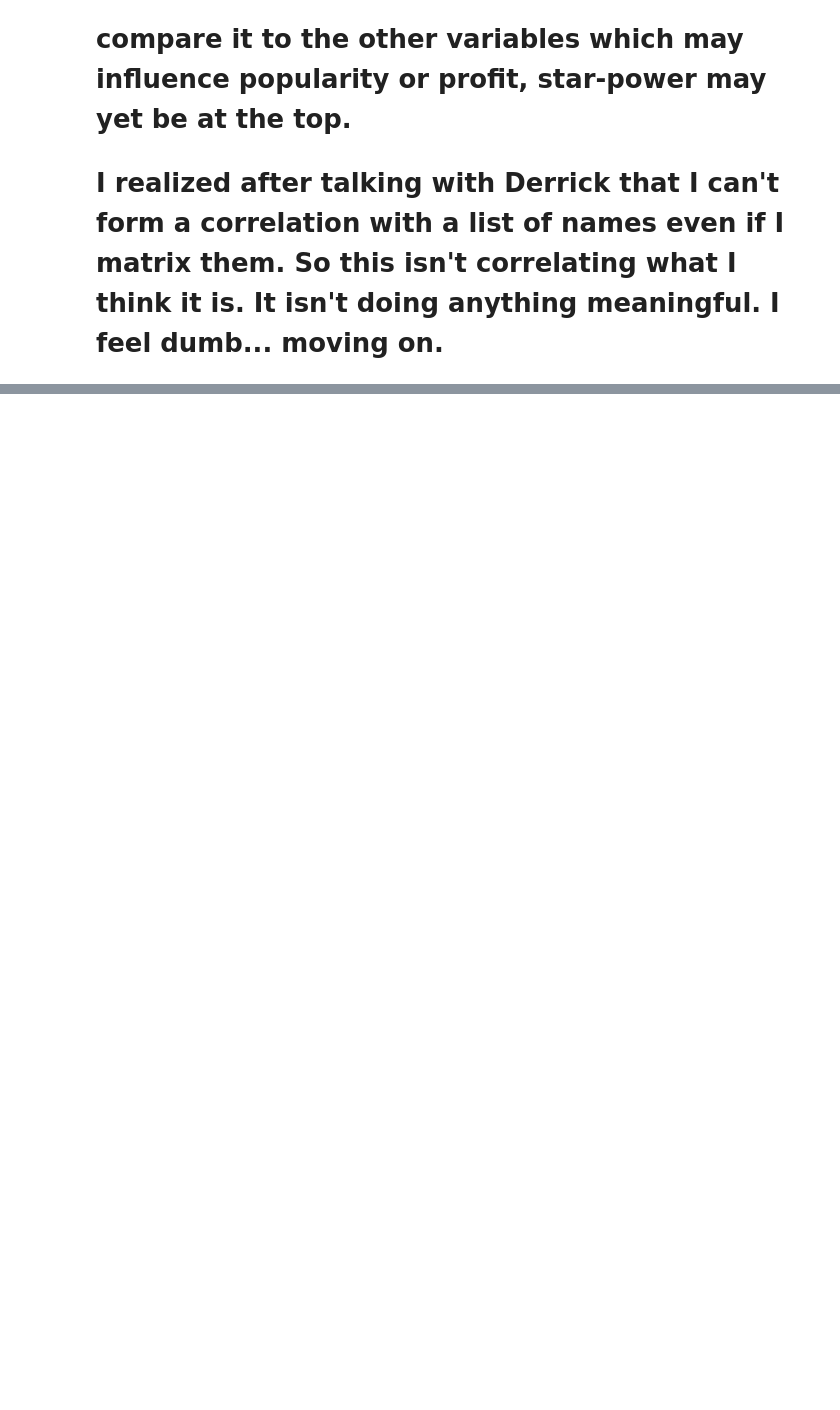
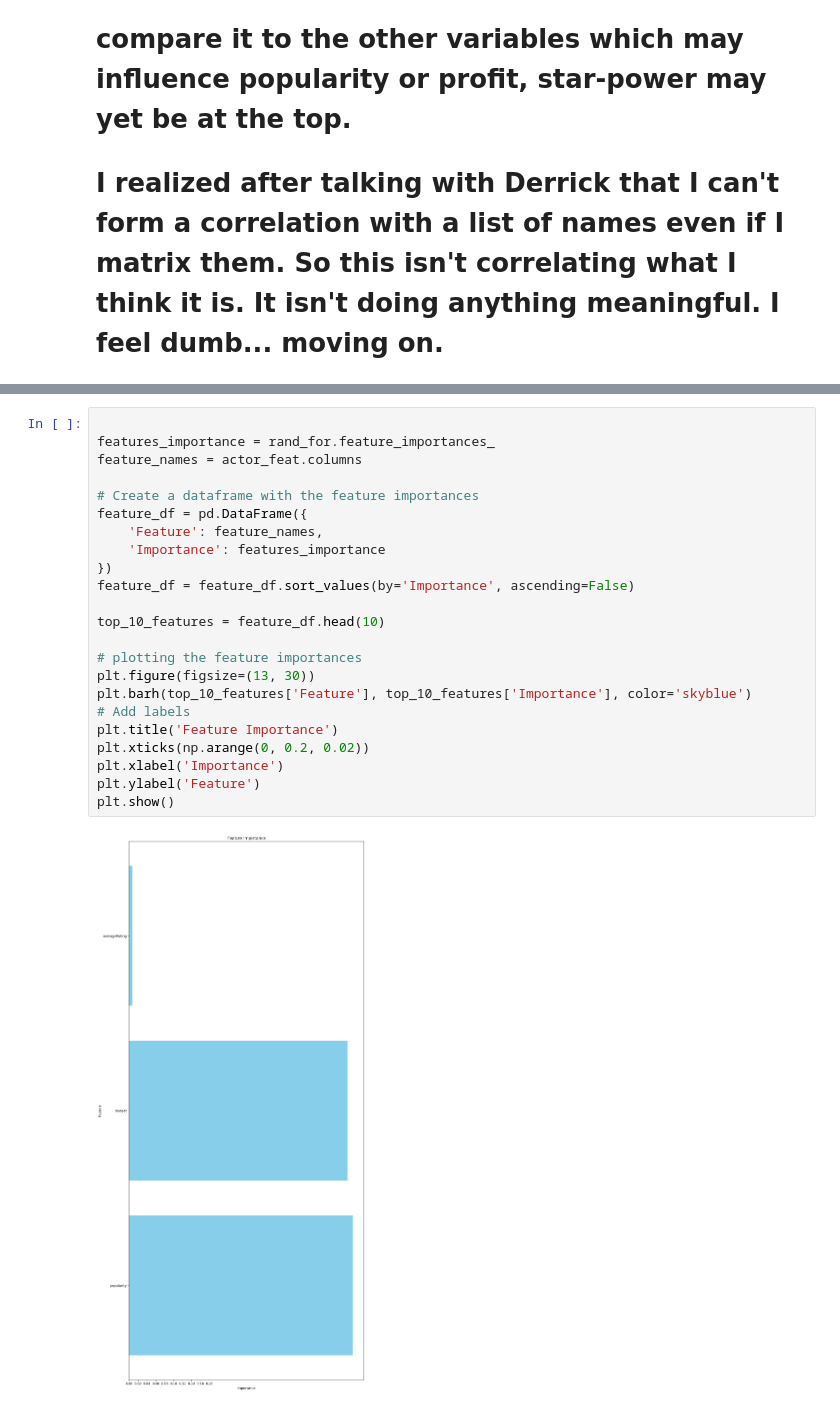
Before and after one commit to aggressor-FZX/imdb_database_AI_ML, a Jupyter notebook: IMDB_notebook.ipynb, the cells around one changed output, grey strips where cells are left out. Saved outputs shown, nothing was run; the diff lists cells and outputs as text; blank space fills up the shorter version.

Commit message:
update whith new plots

```diff
--- a/IMDB_notebook.ipynb
+++ b/IMDB_notebook.ipynb
@@ -247,0 +333,25 @@ Rand_for = RandomForestRegressor(n_estimators=100, random_state=42)
+# %%
+
+features_importance = rand_for.feature_importances_
+feature_names = actor_feat.columns
+
+# Create a dataframe with the feature importances
+feature_df = pd.DataFrame({
+    'Feature': feature_names,
+    'Importance': features_importance
+})
+feature_df = feature_df.sort_values(by='Importance', ascending=False)
+
+top_10_features = feature_df.head(10)
+
+# plotting the feature importances
+plt.figure(figsize=(13, 30))
+plt.barh(top_10_features['Feature'], top_10_features['Importance'], color='skyblue')
+# Add labels
+plt.title('Feature Importance')
+plt.xticks(np.arange(0, 0.2, 0.02))
+plt.xlabel('Importance')
+plt.ylabel('Feature')
+plt.show()
+# %% [output]
+[figure, added]
```
Also changed, not shown: parts of 8 cells of this notebook.
